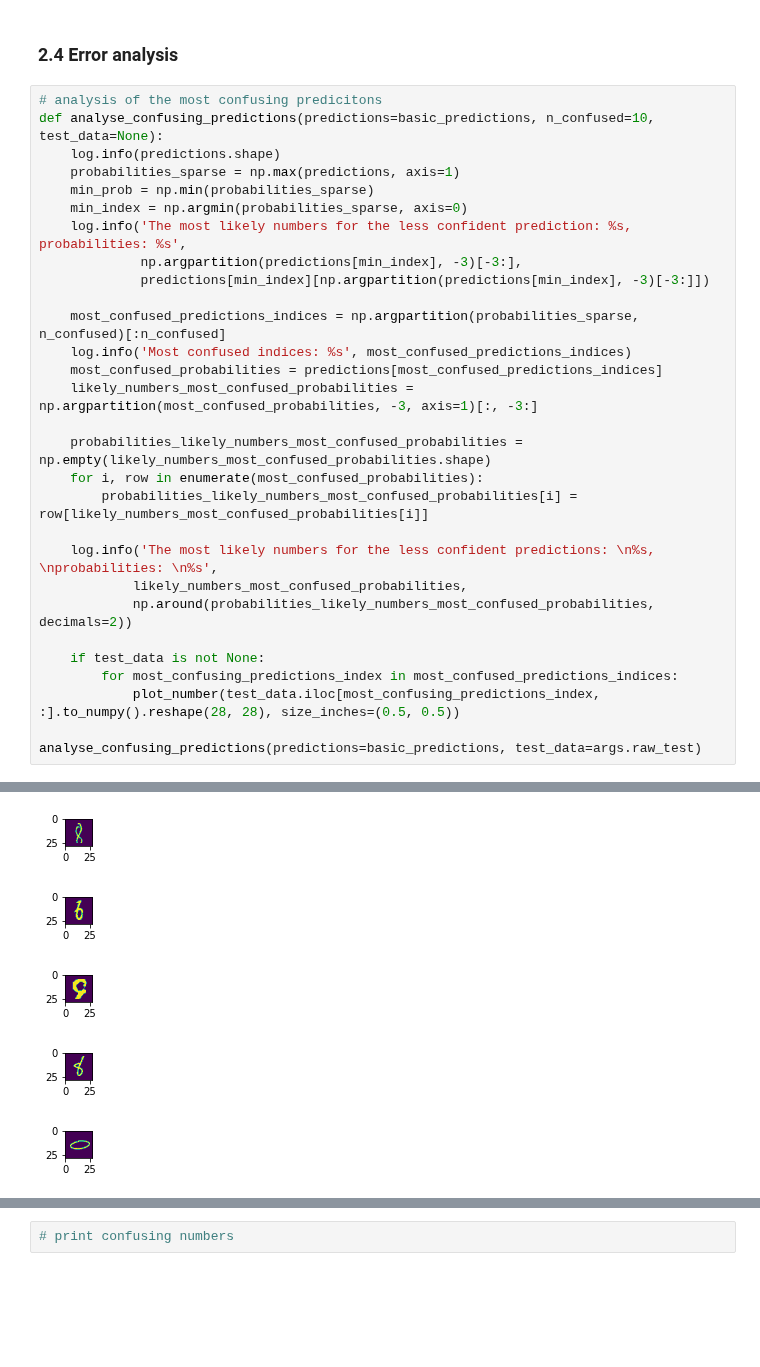
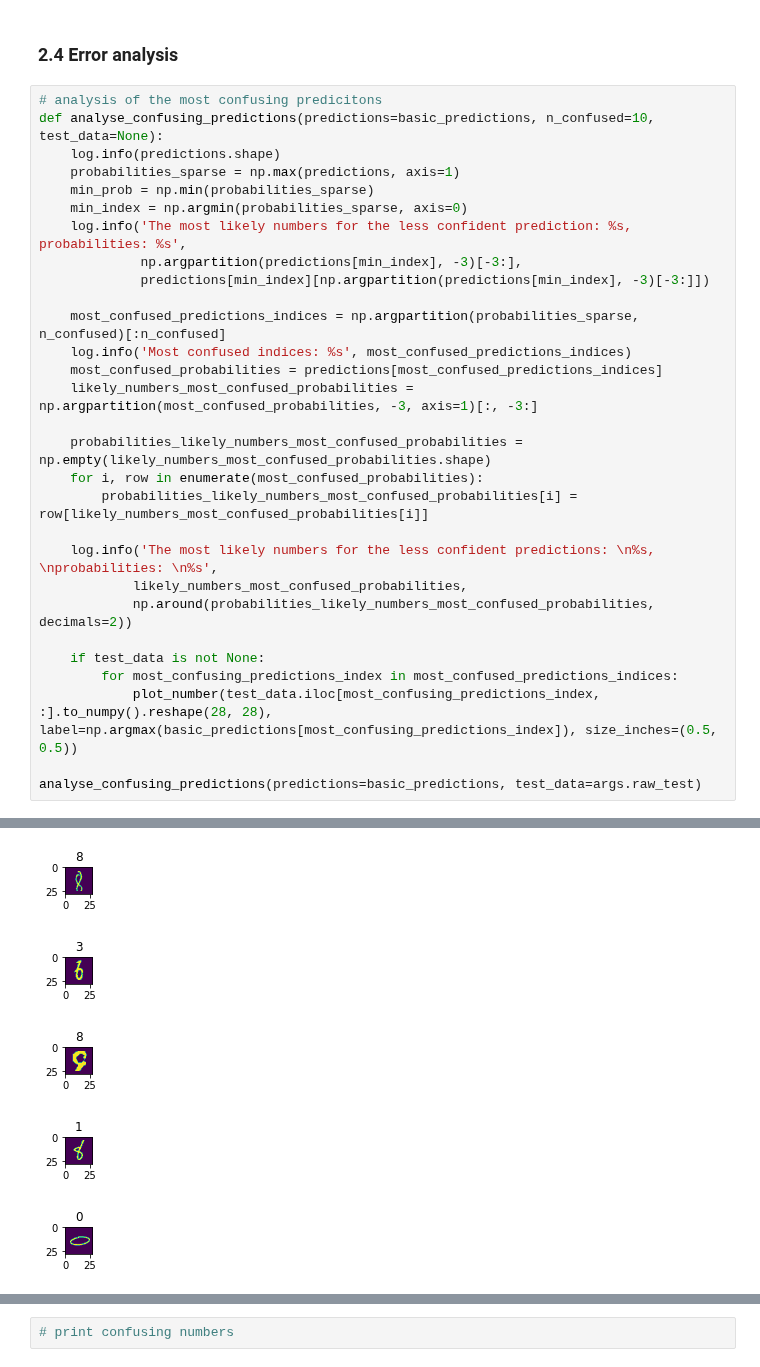
Before and after one commit to GlaIZier/digit-recongizer, a Jupyter notebook: notebooks/deep-learning-keras.ipynb, the cells around one changed output, grey strips where cells are left out. Cells and saved outputs as stored; diff of their text form; blank space fills up the shorter version.

Commit message:
Labels have been added to error analysis

```diff
--- a/notebooks/deep-learning-keras.ipynb
+++ b/notebooks/deep-learning-keras.ipynb
@@ -434,7 +434,7 @@ def analyse_confusing_predictions(predictions=basic_predictions, n_confused=10,
 
     if test_data is not None:
         for most_confusing_predictions_index in most_confused_predictions_indices:
-            plot_number(test_data.iloc[most_confusing_predictions_index, :].to_numpy().reshape(28, 28), size_inches=(0.5, 0.5))
+            plot_number(test_data.iloc[most_confusing_predictions_index, :].to_numpy().reshape(28, 28), label=np.argmax(basic_predictions[most_confusing_predictions_index]), size_inches=(0.5, 0.5))
 
 analyse_confusing_predictions(predictions=basic_predictions, test_data=args.raw_test)
 # %% [output]
@@ -445,18 +445,18 @@ analyse_confusing_predictions(predictions=basic_predictions, test_data=args.raw_
 [[2 8 9]
  [6 0 3]
  [9 3 8]
  [5 6 1]
  [6 5 0]
  [9 8 0]
  [7 3 5]
  [5 8 3]
 ... (9 lines left out)
  [0.07 0.36 0.38]
  [0.25 0.32 0.41]
  [0.28 0.42 0.29]
  [0.21 0.33 0.42]]
-[figure, old version]
+[figure, new version]
-[figure, old version]
+[figure, new version]
-[figure, old version]
+[figure, new version]
-[figure, old version]
+[figure, new version]
-[figure, old version]
+[figure, new version]
```
Also changed, not shown: parts of 1 cell of this notebook.
